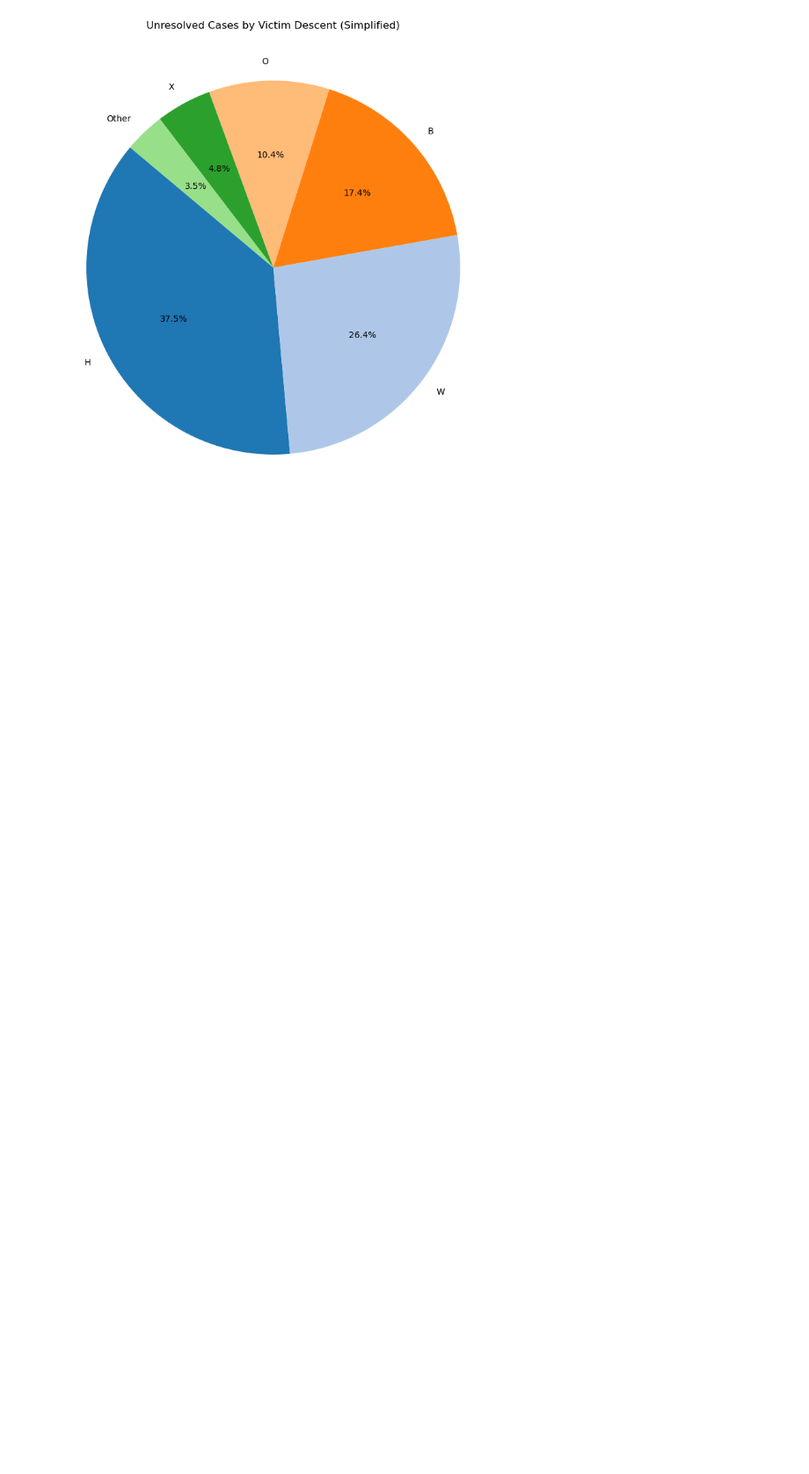
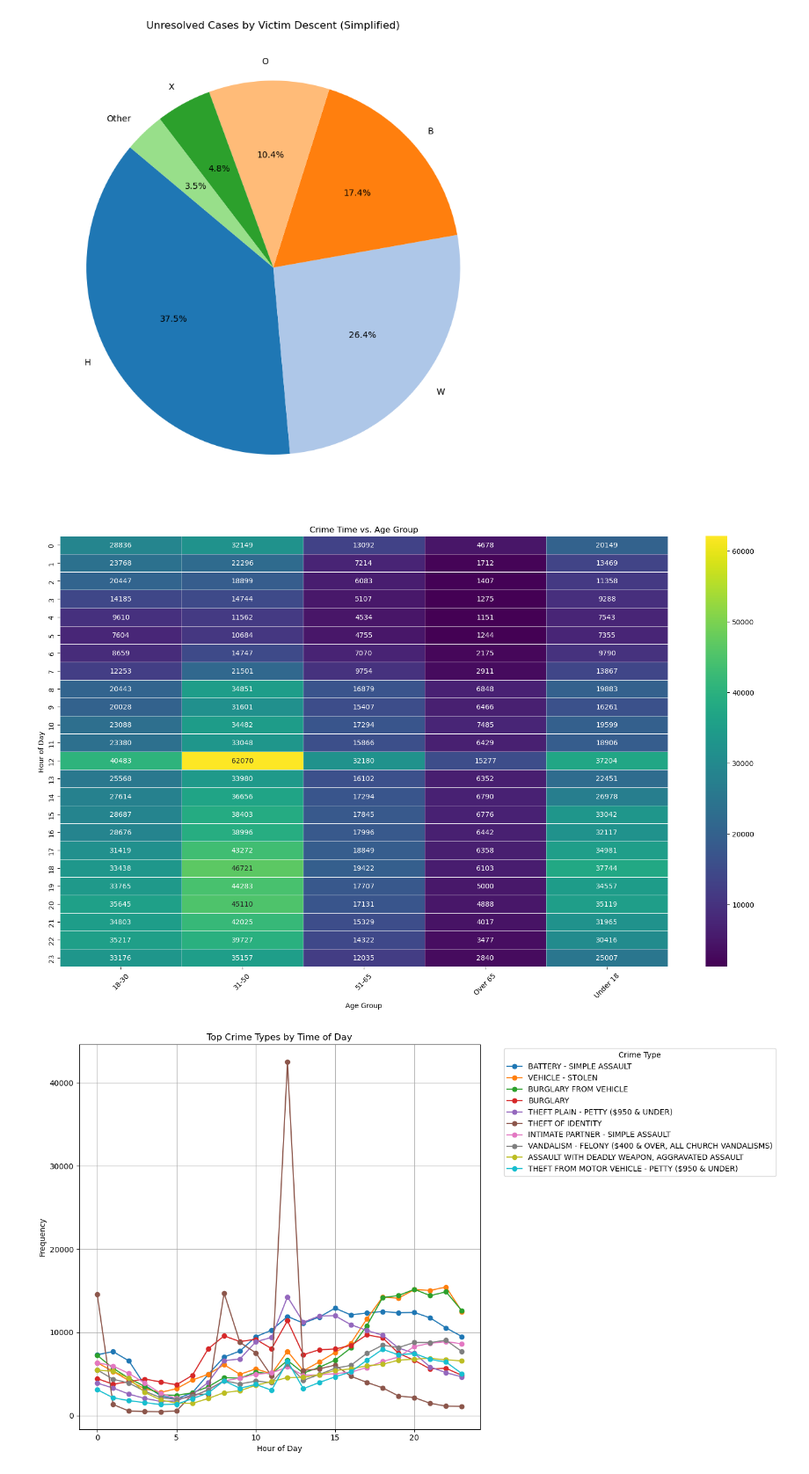
Before and after one commit to Odysseas-Stefanakis/UCalgary_Research_Odysseas, a Jupyter notebook: LA_Crime_Data.ipynb, the cells around one changed output. Shown at 88% size. Saved outputs shown, nothing was run; the diff lists cells and outputs as text; code cells hidden in the pictures; blank space fills up the shorter version.

Commit message:
Crime by age and 12am high crime frequency inspection- incomplete

```diff
--- a/LA_Crime_Data.ipynb
+++ b/LA_Crime_Data.ipynb
@@ -376,3 +376,64 @@ plt.tight_layout()
 plt.show()
 # %% [output]
 [figure]
+# %%
+import pandas as pd
+import matplotlib.pyplot as plt
+import seaborn as sns
+
+# Define age groups
+def categorize_age(age):
+    if age < 18:
+        return 'Under 18'
+    elif 18 <= age <= 30:
+        return '18-30'
+    elif 31 <= age <= 50:
+        return '31-50'
+    elif 51 <= age <= 65:
+        return '51-65'
+    else:
+        return 'Over 65'
+
+# Clean and filter data
+la_crime_data_2010_to_2021_sorted['Vict Age'] = pd.to_numeric(la_crime_data_2010_to_2021_sorted['Vict Age'], errors='coerce')
+filtered_data = la_crime_data_2010_to_2021_sorted.dropna(subset=['Vict Age', 'TIME OCC', 'Crm Cd'])
+
+# Add age group and time period columns
+filtered_data['Age Group'] = filtered_data['Vict Age'].apply(categorize_age)
+filtered_data['Hour'] = filtered_data['TIME OCC'] // 100
+
+# Group by crime type, time (hour), and age group
+crime_time_age = filtered_data.groupby(['Crm Cd Desc', 'Hour', 'Age Group']).size().reset_index(name='Count')
+
+# Pivot for better visualization
+crime_time_age_pivot = crime_time_age.pivot_table(index='Hour', columns='Age Group', values='Count', aggfunc='sum', fill_value=0)
+
+# Plot a heatmap to show the distribution
+plt.figure(figsize=(16, 10))
+sns.heatmap(crime_time_age_pivot, cmap='viridis', linewidths=0.5, annot=True, fmt='d')
+plt.title('Crime Time vs. Age Group')
+plt.xlabel('Age Group')
+plt.ylabel('Hour of Day')
+plt.xticks(rotation=45)
+plt.tight_layout()
+plt.show()
+
+# Analyze crime types across different hours
+crime_type_time = filtered_data.groupby(['Crm Cd Desc', 'Hour']).size().reset_index(name='Count')
+
+# Pivot for plotting crime types by time
+crime_type_pivot = crime_type_time.pivot(index='Hour', columns='Crm Cd Desc', values='Count').fillna(0)
+
+# Plot the top crime types
+top_crime_types = crime_type_pivot.sum().sort_values(ascending=False).head(10).index
+crime_type_pivot[top_crime_types].plot(kind='line', figsize=(14, 8), marker='o', colormap='tab10')
+plt.title('Top Crime Types by Time of Day')
+plt.xlabel('Hour of Day')
+plt.ylabel('Frequency')
+plt.legend(title='Crime Type', bbox_to_anchor=(1.05, 1), loc='upper left')
+plt.grid()
+plt.tight_layout()
+plt.show()
+# %% [output]
+[figure, added]
+[figure, added]
```
Also changed, not shown: parts of 1 cell of this notebook.
